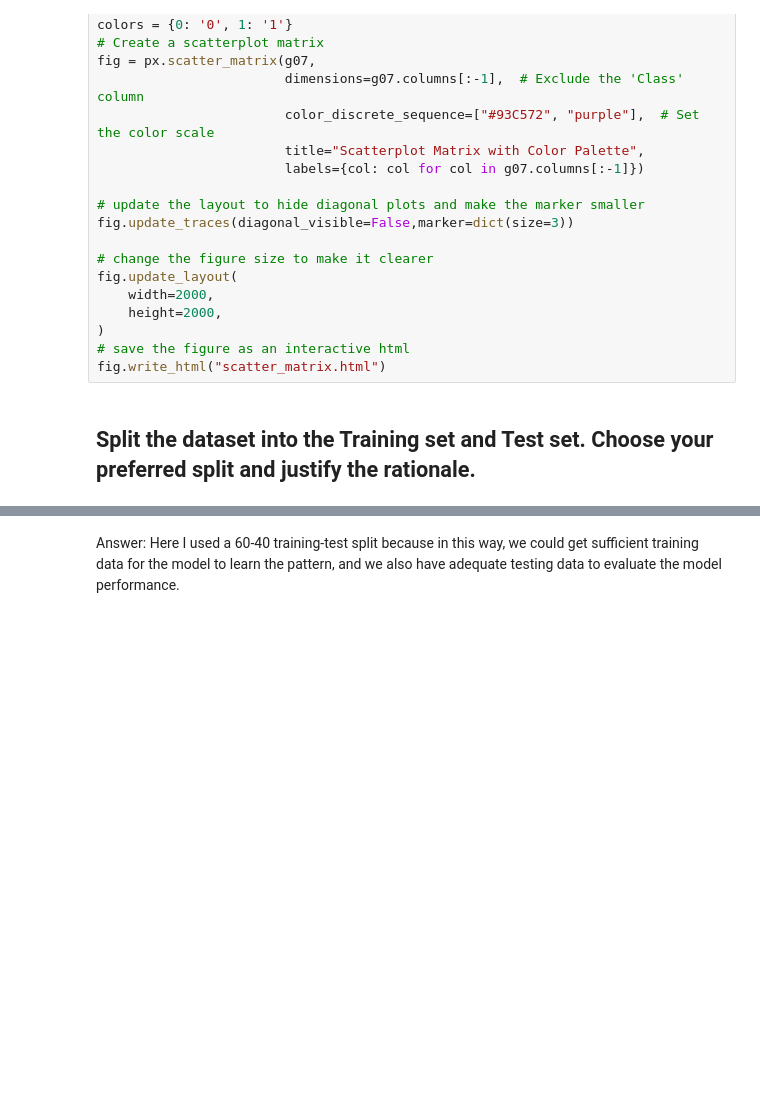
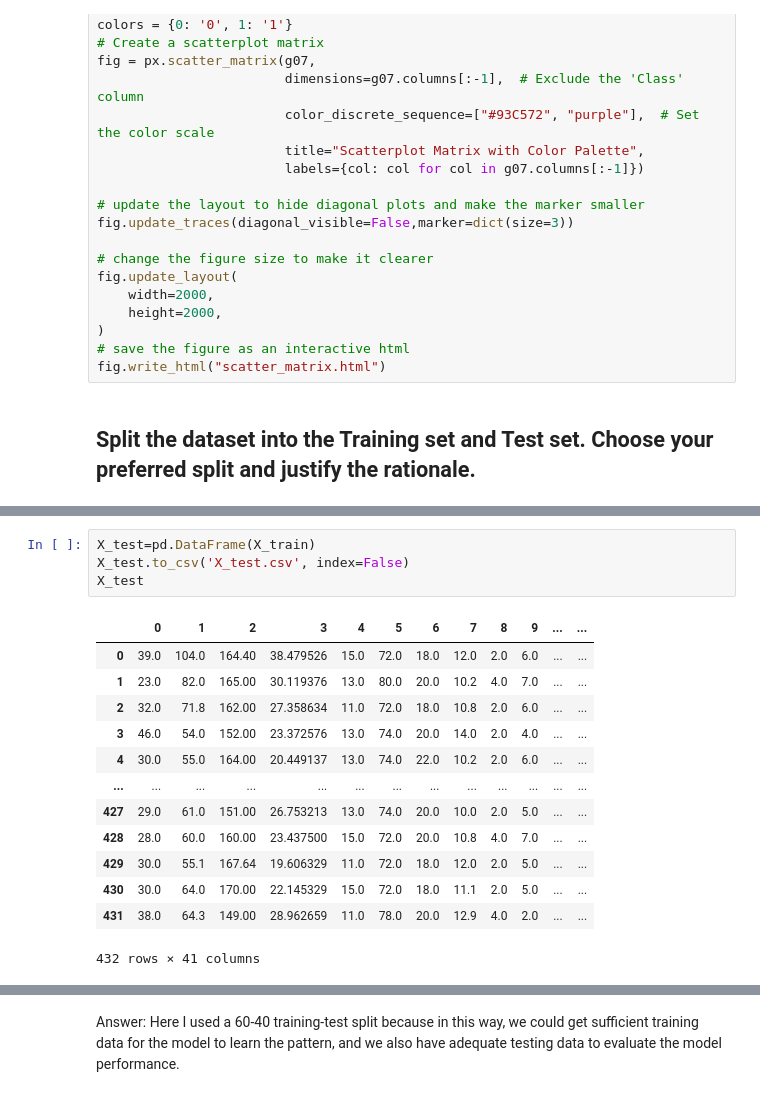
Before and after one commit to tracyzhou99/DSAN6700_project, a Jupyter notebook: Codes/Project_G07_colab.ipynb, the cells around one changed output, grey strips where cells are left out. Saved outputs shown, nothing was run; the diff lists cells and outputs as text; blank space fills up the shorter version.

```diff
--- a/Codes/Project_G07_colab.ipynb
+++ b/Codes/Project_G07_colab.ipynb
@@ -201,0 +209,18 @@ Name: PCOS (Y/N), Length: 109, dtype: int64
+# %%
+X_test=pd.DataFrame(X_train)
+X_test.to_csv('X_test.csv', index=False)
+X_test
+# %% [output]
+|  | 0 | 1 | 2 | 3 | 4 | 5 | 6 | 7 | 8 | 9 | ... | ... |
+| 0 | 39.0 | 104.0 | 164.40 | 38.479526 | 15.0 | 72.0 | 18.0 | 12.0 | 2.0 | 6.0 | ... | ... |
+| 1 | 23.0 | 82.0 | 165.00 | 30.119376 | 13.0 | 80.0 | 20.0 | 10.2 | 4.0 | 7.0 | ... | ... |
+| 2 | 32.0 | 71.8 | 162.00 | 27.358634 | 11.0 | 72.0 | 18.0 | 10.8 | 2.0 | 6.0 | ... | ... |
+| 3 | 46.0 | 54.0 | 152.00 | 23.372576 | 13.0 | 74.0 | 20.0 | 14.0 | 2.0 | 4.0 | ... | ... |
+| 4 | 30.0 | 55.0 | 164.00 | 20.449137 | 13.0 | 74.0 | 22.0 | 10.2 | 2.0 | 6.0 | ... | ... |
+| ... | ... | ... | ... | ... | ... | ... | ... | ... | ... | ... | ... | ... |
+| 427 | 29.0 | 61.0 | 151.00 | 26.753213 | 13.0 | 74.0 | 20.0 | 10.0 | 2.0 | 5.0 | ... | ... |
+| 428 | 28.0 | 60.0 | 160.00 | 23.437500 | 15.0 | 72.0 | 20.0 | 10.8 | 4.0 | 7.0 | ... | ... |
+| 429 | 30.0 | 55.1 | 167.64 | 19.606329 | 11.0 | 72.0 | 18.0 | 12.0 | 2.0 | 5.0 | ... | ... |
+| 430 | 30.0 | 64.0 | 170.00 | 22.145329 | 15.0 | 72.0 | 18.0 | 11.1 | 2.0 | 5.0 | ... | ... |
+| 431 | 38.0 | 64.3 | 149.00 | 28.962659 | 11.0 | 78.0 | 20.0 | 12.9 | 4.0 | 2.0 | ... | ... |
+432 rows × 41 columns
```
Also changed, not shown: parts of 19 cells of this notebook.
